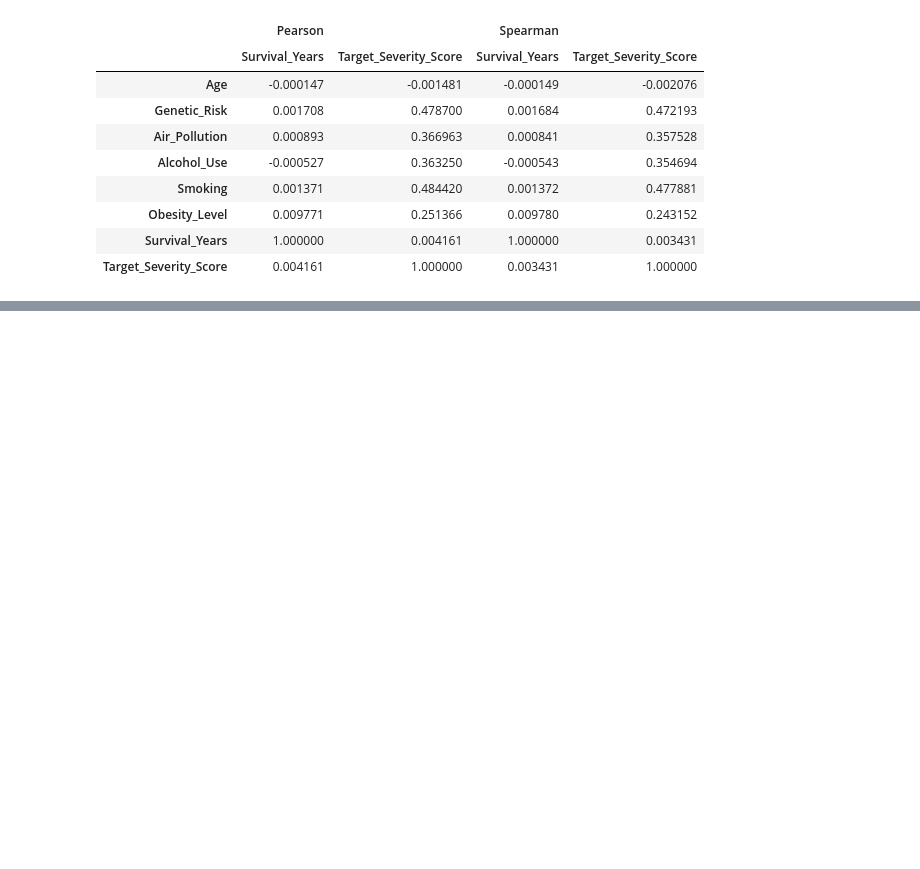
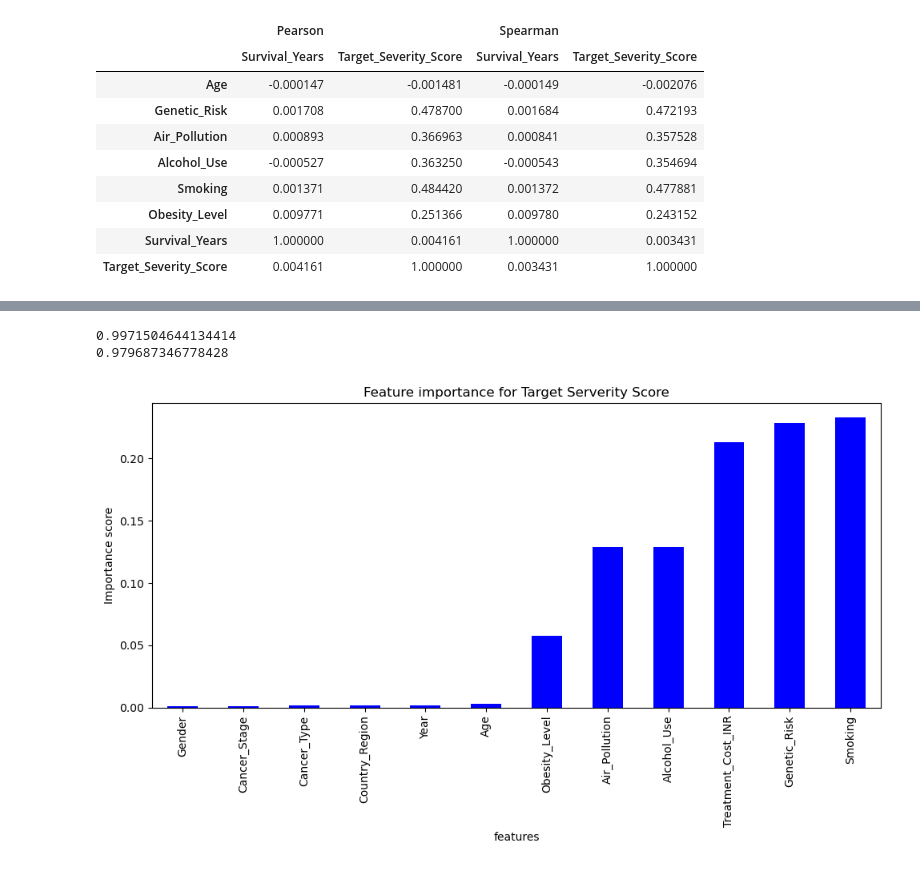
Before and after one commit to soumya569/global_cancer_patients_2015_2024_data_analysis_project, a Jupyter notebook: project1.ipynb, the cells around one changed output, grey strips where cells are left out. Cells and saved outputs as stored; diff of their text form; code cells hidden in the pictures; blank space fills up the shorter version.

```diff
--- a/project1.ipynb
+++ b/project1.ipynb
@@ -451,0 +522,45 @@ correlation_df
+# %%
+# Random Forest for Target_serverity_score
+from sklearn.ensemble import RandomForestRegressor
+from sklearn.model_selection import train_test_split
+from sklearn.preprocessing import LabelEncoder
+from sklearn.metrics import r2_score
+
+# converting from categorical column to numerical column
+
+categorical_col = ["Gender","Country_Region","Cancer_Type","Cancer_Stage"]
+for col in categorical_col:
+    le=LabelEncoder()
+    data[col]=le.fit_transform(data[col])
+
+# Preparing features and input
+X=data.drop(columns=["Patient_ID","Treatment_Cost_USD","Survival_Years","Target_Severity_Score","Treatment_Cost_USD"])
+y_serverity=data["Target_Severity_Score"]
+
+# train_test_split
+X_train_s,X_test_s,y_train_s,y_test_s=train_test_split(X,y_serverity,test_size=0.2,random_state=40)
+
+model=RandomForestRegressor(n_estimators=200,max_depth=None,min_samples_split=2,min_samples_leaf=1,random_state=40)
+model.fit(X_train_s,y_train_s)
+
+train_r2_serverity=r2_score(y_train_s,model.predict(X_train_s))
+test_r2_serverity=r2_score(y_test_s,model.predict(X_test_s))
+# %%
+print(train_r2_serverity)
+print(test_r2_serverity)
+# %% [output]
+0.9971504644134414
+0.979687346778428
+# %%
+feature_importance_serverity = pd.Series(model.feature_importances_,index=X.columns,).sort_values(ascending=True)
+
+# ploting important feature
+plt.figure(figsize=(10,6))
+feature_importance_serverity.plot(kind="bar",color="blue")
+plt.title("Feature importance for Target Serverity Score")
+plt.xlabel("features")
+plt.ylabel("Importance score")
+plt.tight_layout()
+plt.show()
+# %% [output]
+[figure, added]
```
Also changed, not shown: parts of 45 cells of this notebook.
